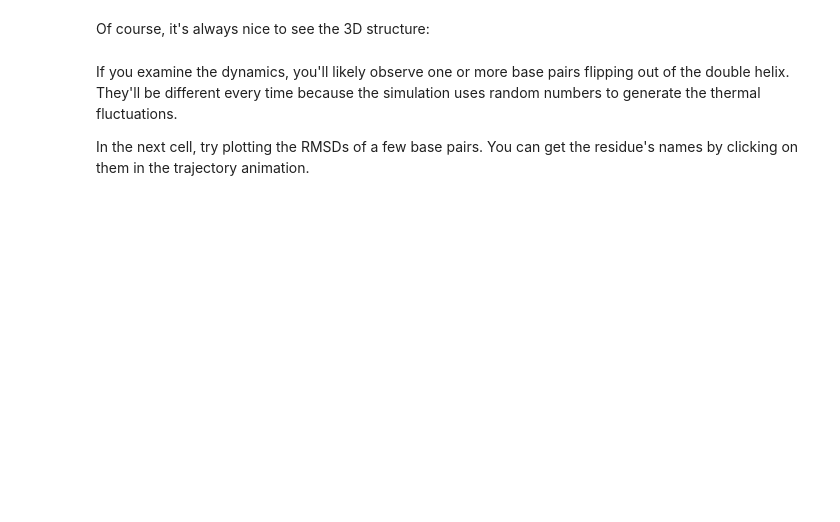
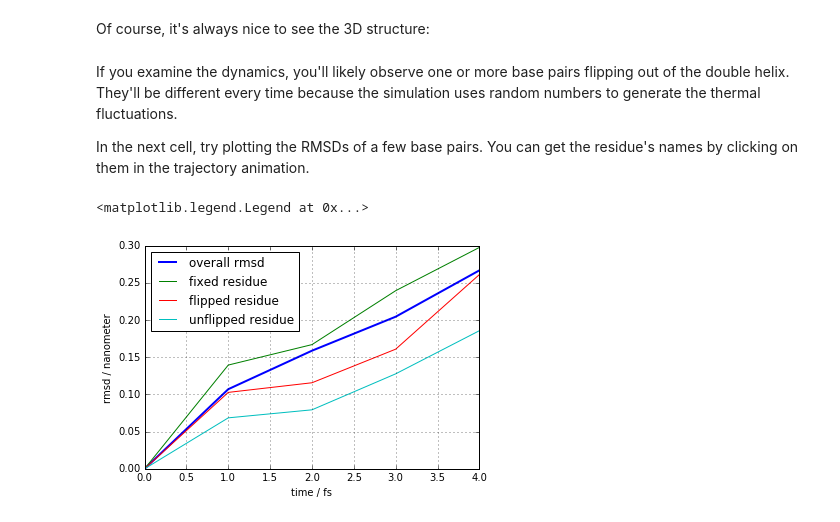
Before and after one commit to Autodesk/molecular-design-toolkit, a Jupyter notebook: moldesign/notebooks/DNADuplex.ipynb, the cells around one changed output. Drawn from its saved outputs; the diff is of its cells as text; code cells hidden in the pictures; blank space fills up the shorter version.

```diff
--- a/moldesign/notebooks/DNADuplex.ipynb
+++ b/moldesign/notebooks/DNADuplex.ipynb
@@ -34,2 +51,6 @@ viewer
+# %%
+dna_structure = mdt.build_bdna('ACTGACTG')
+viewer = dna_structure.draw()
+viewer
 # %% [markdown]
 As you can see, we've got a nice strand of DNA with a bunch of not-so-nice water molecules surrounding it. We'll remove those before going any farther.
@@ -43,5 +60,4 @@ Next, we'll assign forcefield parameters to our system. This will also add any m
 
 Notice that, while this runs, a tab named "tleap" will appear under the cell. Go ahead and click on this - it indicates that the tleap command was run remotely using Docker. Especially during "production", it's important to examine the program's logs and understand the meaning of any warnings or errors it emits.
 # %%
-mol = mdt.assign_forcefield(bare_dna)
-mol.draw()
+mol = mdt.assign_forcefield(dna_structure)
@@ -99,3 +144,3 @@ We're ready to run 50 picoseconds of dynamics at room temperature (that's 300º
 # %%
 integrator.params.frame_interval=500
-traj = mol.run(run_for=50.0*u.ps)
+traj = mol.run(run_for=25.0*u.ps)
@@ -126,16 +192,19 @@ If you examine the dynamics, you'll likely observe one or more base pairs flippi
 
 In the next cell, try plotting the RMSDs of a few base pairs. You can get the residue's names by clicking on them in the trajectory animation.
 # %%
-res0 = mol.atoms[679].residue
-res1 = mol.atoms[142].residue
-res2 = mol.atoms[100].residue
+res0 = mol.residues[0]
+res1 = mol.residues[2]
+res2 = mol.residues[3]
 
 figure()
 plot(traj.time, traj.rmsd(), lw=2, label='overall rmsd')
 plot(traj.time, traj.rmsd(res0.atoms), label='fixed residue')
 plot(traj.time, traj.rmsd(res1.atoms), label='flipped residue')
 plot(traj.time, traj.rmsd(res2.atoms), label='unflipped residue')
 grid()
 xlabel('time / fs')
 ylabel(u'rmsd / {}'.format(u.default.length))
 legend(loc='upper left')
+# %% [output]
+<matplotlib.legend.Legend at 0x...>
+[figure, added]
```
Also changed, not shown: parts of 13 cells of this notebook, 5 other files.
